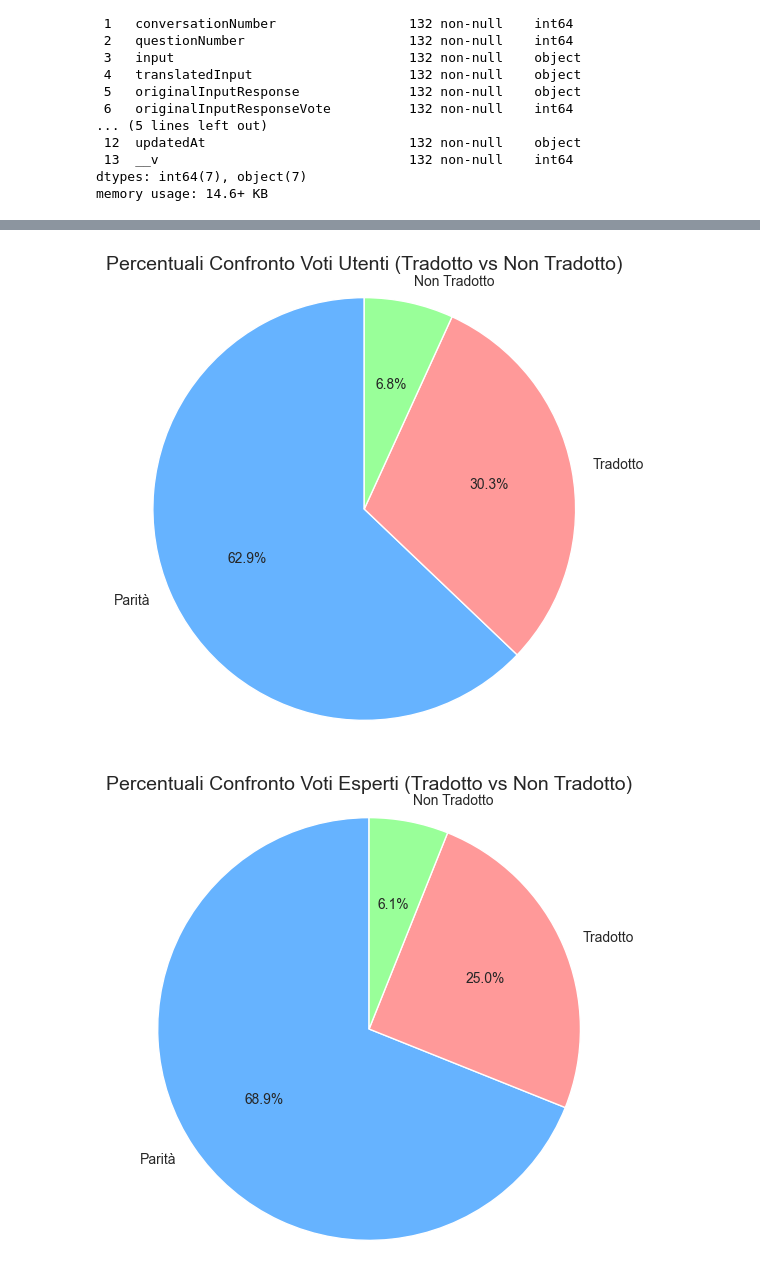
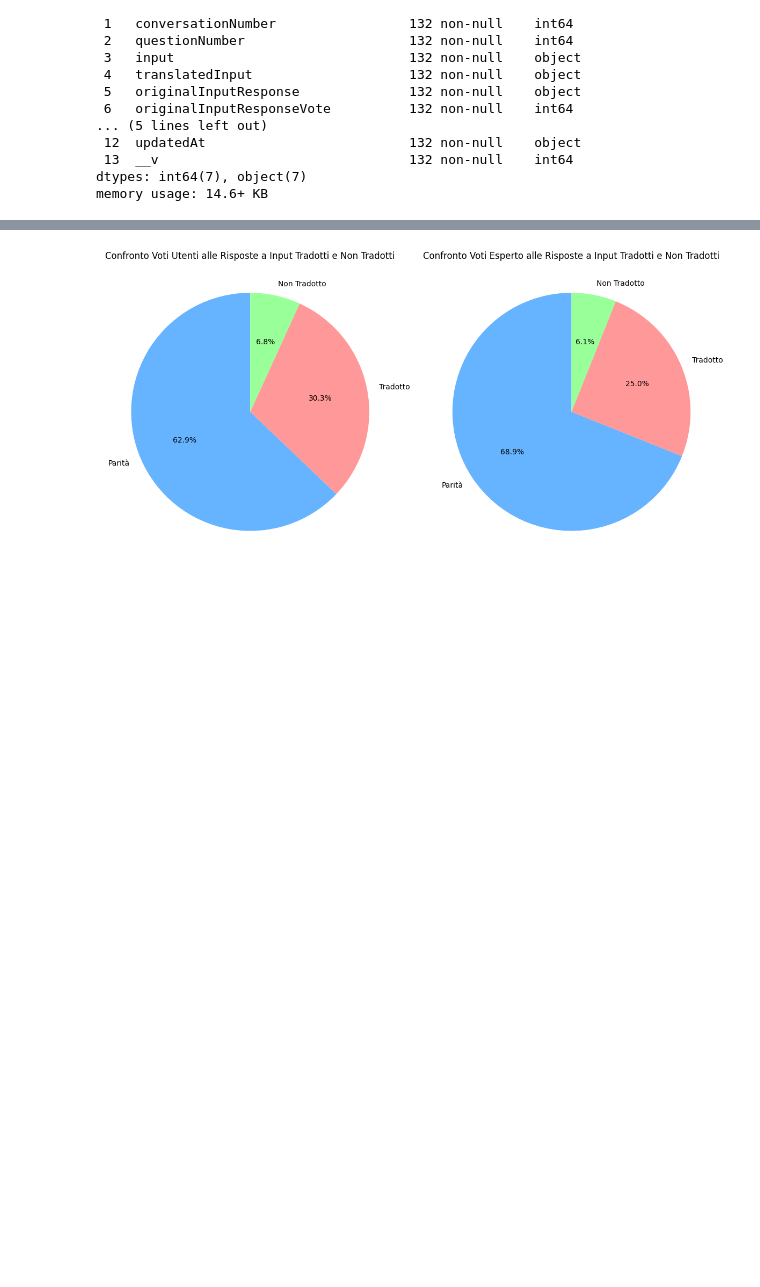
Before and after one commit to davidecandel8/NoVAGraphS_Translation, a Jupyter notebook: final_evaluation/evaluation.ipynb, the cells around one changed output, grey strips where cells are left out. Drawn from its saved outputs; the diff is of its cells as text; code cells hidden in the pictures; blank space fills up the shorter version.

```diff
--- a/final_evaluation/evaluation.ipynb
+++ b/final_evaluation/evaluation.ipynb
@@ -276,41 +196,41 @@ plt.show()
 # %%
-import matplotlib.pyplot as plt
-
 # Funzione per confrontare i voti e restituire la categoria ("Tradotto", "Non Tradotto" o "Parità")
 def confronta_voti(voto_tradotto, voto_non_tradotto):
     if voto_tradotto > voto_non_tradotto:
         return "Tradotto"
     elif voto_tradotto < voto_non_tradotto:
         return "Non Tradotto"
     else:
         return "Parità"
 
 # Applicazione della funzione per i voti degli utenti
 confronto_utenti = df.apply(lambda row: confronta_voti(row['translatedInputResponseVote'], row['originalInputResponseVote']), axis=1)
 
 # Applicazione della funzione per i voti degli esperti
 confronto_esperti = df.apply(lambda row: confronta_voti(row['expertTranslatedInputResponseVote'], row['expertOriginalInputResponseVote']), axis=1)
 
 # Calcolo delle percentuali per gli utenti
 percentuali_utenti = confronto_utenti.value_counts(normalize=True) * 100
 
 # Calcolo delle percentuali per gli esperti
 percentuali_esperti = confronto_esperti.value_counts(normalize=True) * 100
 
-# Creazione del grafico a torta per gli utenti
-plt.figure(figsize=(6, 6))
-plt.pie(percentuali_utenti, labels=percentuali_utenti.index, autopct='%1.1f%%', colors=['#66b3ff','#ff9999','#99ff99'], startangle=90)
-plt.title('Percentuali Confronto Voti Utenti (Tradotto vs Non Tradotto)', fontsize=14)
-plt.axis('equal')  # Assicura che il grafico sia un cerchio
+# Creazione dei grafici a torta uno accanto all'altro
+fig, axes = plt.subplots(1, 2, figsize=(12, 6))
+
+# Grafico a torta per gli utenti
+axes[0].pie(percentuali_utenti, labels=percentuali_utenti.index, autopct='%1.1f%%', colors=['#66b3ff','#ff9999','#99ff99'], startangle=90)
+axes[0].set_title('Confronto Voti Utenti alle Risposte a Input Tradotti e Non Tradotti', fontsize=12)
+axes[0].set(aspect="equal")  # Imposta l'aspetto del grafico come un cerchio perfetto
+
+# Grafico a torta per gli esperti
+axes[1].pie(percentuali_esperti, labels=percentuali_esperti.index, autopct='%1.1f%%', colors=['#66b3ff','#ff9999','#99ff99'], startangle=90)
+axes[1].set_title('Confronto Voti Esperto alle Risposte a Input Tradotti e Non Tradotti', fontsize=12)
+axes[1].set(aspect="equal")  # Imposta l'aspetto del grafico come un cerchio perfetto
+
+# Layout per evitare sovrapposizioni
+plt.tight_layout()
 plt.show()
-
-# Creazione del grafico a torta per gli esperti
-plt.figure(figsize=(6, 6))
-plt.pie(percentuali_esperti, labels=percentuali_esperti.index, autopct='%1.1f%%', colors=['#66b3ff','#ff9999','#99ff99'], startangle=90)
-plt.title('Percentuali Confronto Voti Esperti (Tradotto vs Non Tradotto)', fontsize=14)
-plt.axis('equal')  # Assicura che il grafico sia un cerchio
-plt.show()
 # %% [output]
-[figure, old version]
+[figure, new version]
-[figure, removed]
 # %%
```
Also changed, not shown: parts of 15 cells of this notebook, 1 other file.
